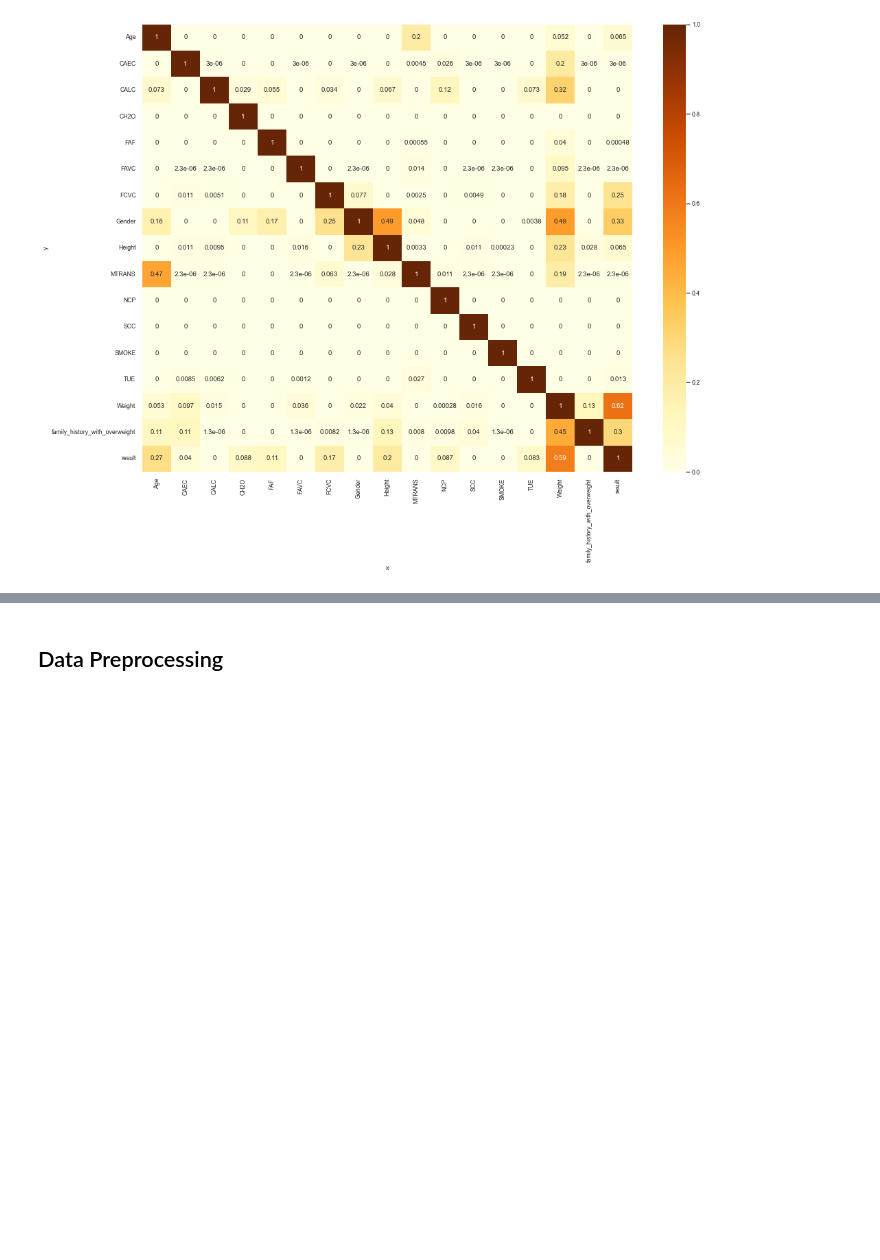
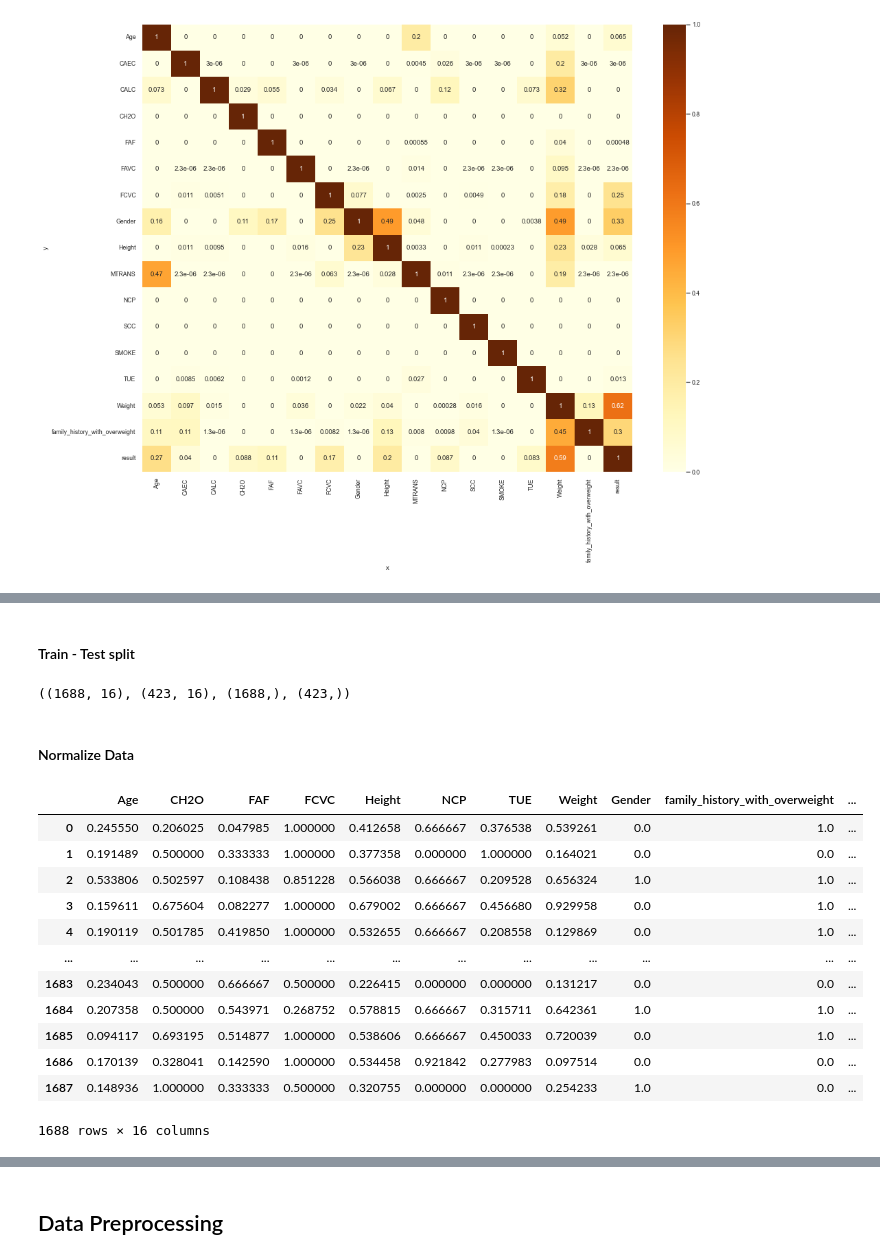
Before and after one commit to SanketAgwl/Obesity-Prediction-Data-Science, a Jupyter notebook: project.ipynb, the cells around one changed output, grey strips where cells are left out. Cells and saved outputs as stored; diff of their text form; code cells hidden in the pictures; blank space fills up the shorter version.

Commit message:
data preprocessing

```diff
--- a/project.ipynb
+++ b/project.ipynb
@@ -416,0 +458,11 @@ plt.show()
+# %%
+#encoding
+from sklearn.preprocessing import OrdinalEncoder
+df_ord=df_prep[ord_feature_list]
+
+enc = OrdinalEncoder()
+enc.fit(df_ord)
+df_ord_arr=enc.transform(df_ord)
+
+encoded_cat_df=pd.DataFrame(df_ord_arr, columns=ord_feature_list)
+encoded_cat_df
@@ -416,0 +483,46 @@ plt.show()
+# %%
+train_df_final = pd.concat( [df[df.columns.difference(ord_feature_list)] , encoded_cat_df ], axis= 1)
+# %% [markdown]
+#### Train - Test split
+# %%
+# split df to X and Y
+from sklearn.model_selection import train_test_split
+
+y = train_df_final.loc[:, 'result'].values
+X = train_df_final.drop('result', axis=1)
+
+# split data into 80-20 for training set / test set
+X_train, X_test, y_train, y_test = train_test_split(X, y, test_size = 0.2, stratify = y, random_state=1)
+X_train.shape, X_test.shape, y_train.shape, y_test.shape
+# %% [output]
+((1688, 16), (423, 16), (1688,), (423,))
+# %% [markdown]
+#### Normalize Data
+# %%
+#normalization(make all values bet. 0-1)
+
+from sklearn.preprocessing import MinMaxScaler
+scaler = MinMaxScaler()
+scaler.fit(X_train)
+
+X_train_normalized_arr=scaler.transform(X_train)
+X_train_normalized_df=pd.DataFrame(X_train_normalized_arr, columns=X_train.columns.to_list())
+
+X_test_normalized_arr=scaler.transform(X_test)
+X_test_normalized_df=pd.DataFrame(X_test_normalized_arr, columns=X_test.columns.to_list())
+# %%
+X_train_normalized_df
+# %% [output]
+|  | Age | CH2O | FAF | FCVC | Height | NCP | TUE | Weight | Gender | family_history_with_overweight | ... |
+| 0 | 0.245550 | 0.206025 | 0.047985 | 1.000000 | 0.412658 | 0.666667 | 0.376538 | 0.539261 | 0.0 | 1.0 | ... |
+| 1 | 0.191489 | 0.500000 | 0.333333 | 1.000000 | 0.377358 | 0.000000 | 1.000000 | 0.164021 | 0.0 | 0.0 | ... |
+| 2 | 0.533806 | 0.502597 | 0.108438 | 0.851228 | 0.566038 | 0.666667 | 0.209528 | 0.656324 | 1.0 | 1.0 | ... |
+| 3 | 0.159611 | 0.675604 | 0.082277 | 1.000000 | 0.679002 | 0.666667 | 0.456680 | 0.929958 | 0.0 | 1.0 | ... |
+| 4 | 0.190119 | 0.501785 | 0.419850 | 1.000000 | 0.532655 | 0.666667 | 0.208558 | 0.129869 | 0.0 | 1.0 | ... |
+| ... | ... | ... | ... | ... | ... | ... | ... | ... | ... | ... | ... |
+| 1683 | 0.234043 | 0.500000 | 0.666667 | 0.500000 | 0.226415 | 0.000000 | 0.000000 | 0.131217 | 0.0 | 0.0 | ... |
+| 1684 | 0.207358 | 0.500000 | 0.543971 | 0.268752 | 0.578815 | 0.666667 | 0.315711 | 0.642361 | 1.0 | 1.0 | ... |
+| 1685 | 0.094117 | 0.693195 | 0.514877 | 1.000000 | 0.538606 | 0.666667 | 0.450033 | 0.720039 | 0.0 | 1.0 | ... |
+| 1686 | 0.170139 | 0.328041 | 0.142590 | 1.000000 | 0.534458 | 0.921842 | 0.277983 | 0.097514 | 0.0 | 0.0 | ... |
+| 1687 | 0.148936 | 1.000000 | 0.333333 | 0.500000 | 0.320755 | 0.000000 | 0.000000 | 0.254233 | 1.0 | 0.0 | ... |
+1688 rows × 16 columns
```
Also changed, not shown: parts of 37 cells of this notebook.
